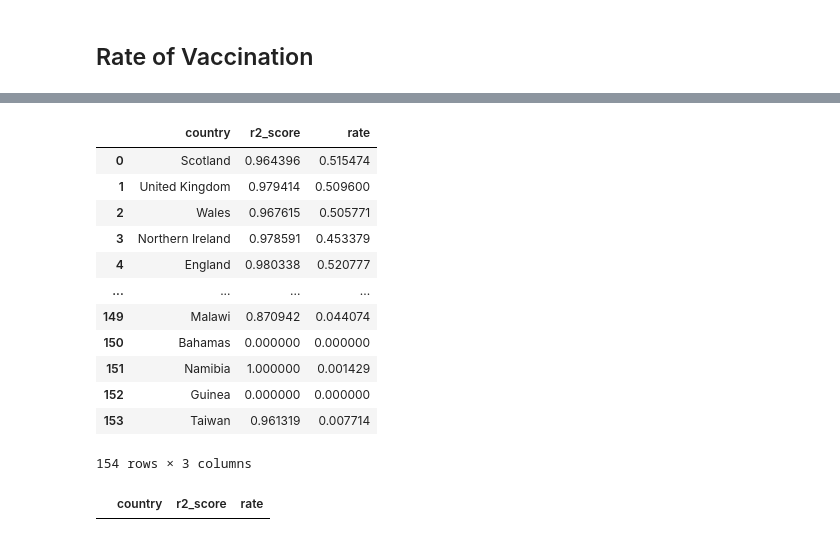
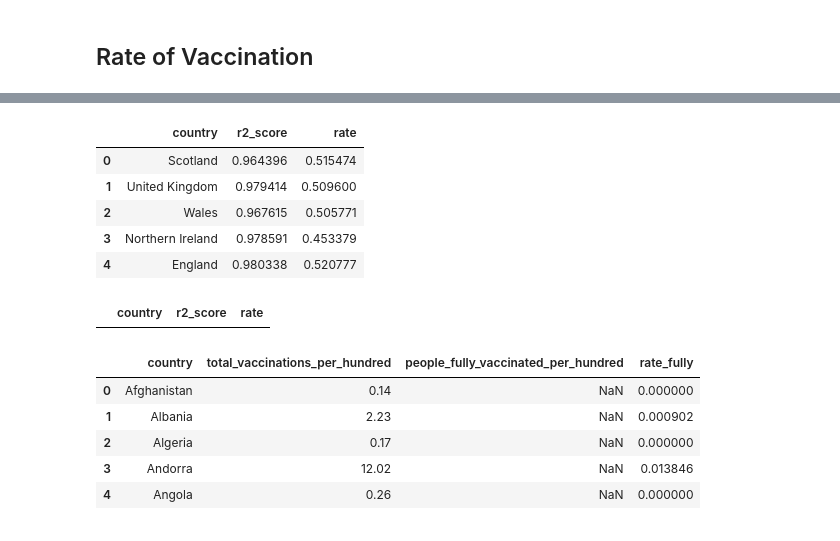
Before and after one commit to rebekahcallkacz/covid-vac-rollout, a Jupyter notebook: analysis/rollout_score.ipynb, the cells around one changed output, grey strips where cells are left out. Cells and saved outputs as stored; diff of their text form; code cells hidden in the pictures.

```diff
--- a/analysis/rollout_score.ipynb
+++ b/analysis/rollout_score.ipynb
@@ -145,19 +149,13 @@ df_coefs_fully.loc[(df_coefs['r2_score'] < .5) & (df_coefs['rate'] >0)]
 # %%
+# Calculate r2 score and linear regression coefficient of percent total vaccinations for each country
 people_coefs = [determine_slope(df_dates, country, 'days_from_start', 'people_vaccinated_per_hundred') for country in countries]
 df_coefs_people = pd.DataFrame(people_coefs)
-df_coefs_people
+df_coefs_people.head()
 # %% [output]
 |  | country | r2_score | rate |
 | 0 | Scotland | 0.964396 | 0.515474 |
 | 1 | United Kingdom | 0.979414 | 0.509600 |
 | 2 | Wales | 0.967615 | 0.505771 |
 | 3 | Northern Ireland | 0.978591 | 0.453379 |
 | 4 | England | 0.980338 | 0.520777 |
-| ... | ... | ... | ... |
-| 149 | Malawi | 0.870942 | 0.044074 |
-| 150 | Bahamas | 0.000000 | 0.000000 |
-| 151 | Namibia | 1.000000 | 0.001429 |
-| 152 | Guinea | 0.000000 | 0.000000 |
-| 153 | Taiwan | 0.961319 | 0.007714 |
-154 rows × 3 columns
 # %%
@@ -164,3 +163,14 @@ df_coefs_people
 df_coefs_people.loc[(df_coefs_people['r2_score'] < .5) & (df_coefs_people['rate'] >0)]
 # %% [output]
 |  | country | r2_score | rate |
+# %%
+# Combine percent data with rate of fully vaccinated
+df2 = pd.merge(df_vax_distr, df_coefs_fully[['country', 'rate_fully']], left_on=['country'], right_on=['country'])
+df2.head()
+# %% [output]
+|  | country | total_vaccinations_per_hundred | people_fully_vaccinated_per_hundred | rate_fully |
+| 0 | Afghanistan | 0.14 | NaN | 0.000000 |
+| 1 | Albania | 2.23 | NaN | 0.000902 |
+| 2 | Algeria | 0.17 | NaN | 0.000000 |
+| 3 | Andorra | 12.02 | NaN | 0.013846 |
+| 4 | Angola | 0.26 | NaN | 0.000000 |
```
Also changed, not shown: parts of 17 cells of this notebook, 1 other file.
